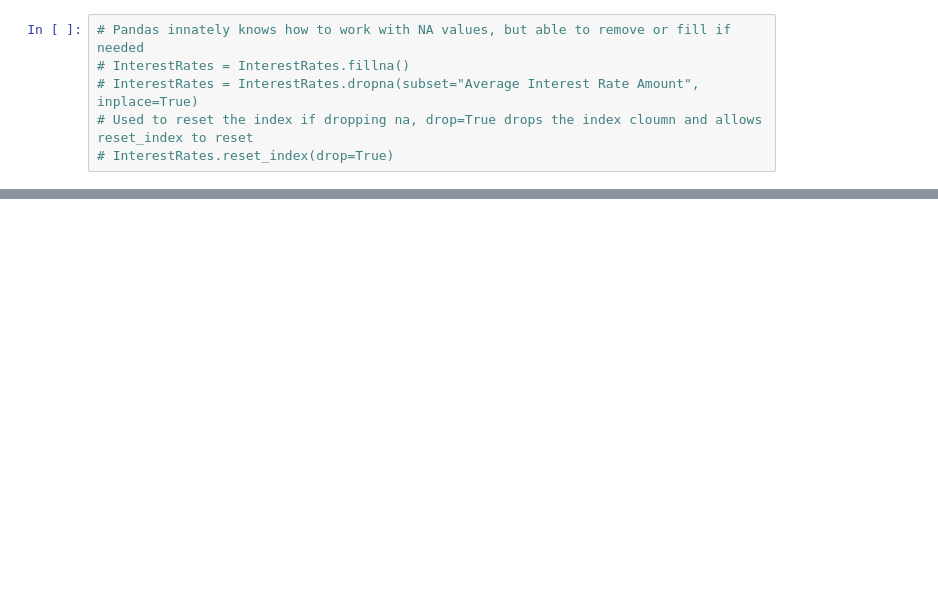
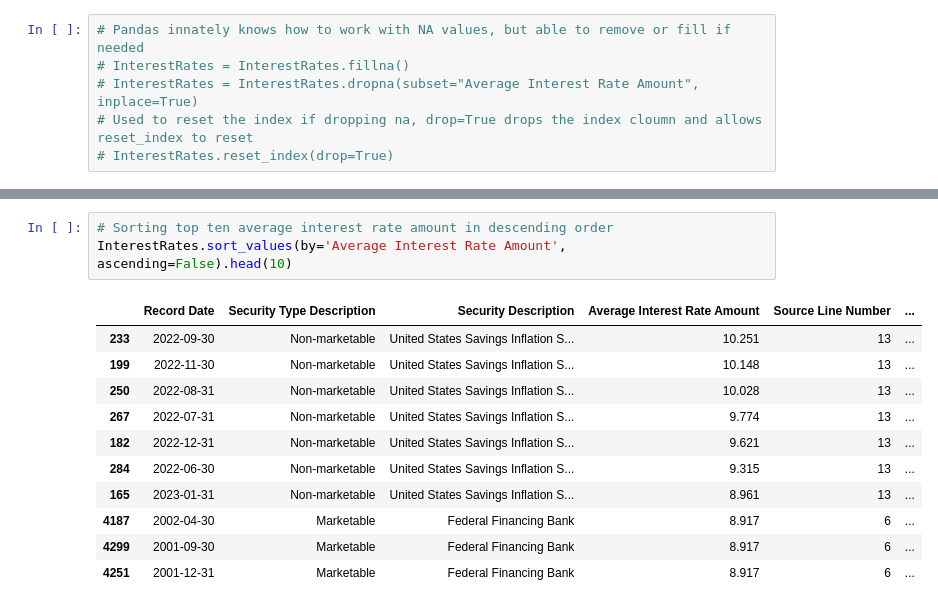
Before and after one commit to felabonte/DataMiningFinalProject, a Jupyter notebook: CS6220_DataMining_FinalProject.ipynb, the cells around one changed output, grey strips where cells are left out. Drawn from its saved outputs; the diff is of its cells as text; blank space fills up the shorter version.

```diff
--- a/CS6220_DataMining_FinalProject.ipynb
+++ b/CS6220_DataMining_FinalProject.ipynb
@@ -136,0 +58,15 @@ dtype: object
+# %%
+# Sorting top ten average interest rate amount in descending order
+InterestRates.sort_values(by='Average Interest Rate Amount', ascending=False).head(10)
+# %% [output]
+|  | Record Date | Security Type Description | Security Description | Average Interest Rate Amount | Source Line Number | ... |
+| 233 | 2022-09-30 | Non-marketable | United States Savings Inflation S... | 10.251 | 13 | ... |
+| 199 | 2022-11-30 | Non-marketable | United States Savings Inflation S... | 10.148 | 13 | ... |
+| 250 | 2022-08-31 | Non-marketable | United States Savings Inflation S... | 10.028 | 13 | ... |
+| 267 | 2022-07-31 | Non-marketable | United States Savings Inflation S... | 9.774 | 13 | ... |
+| 182 | 2022-12-31 | Non-marketable | United States Savings Inflation S... | 9.621 | 13 | ... |
+| 284 | 2022-06-30 | Non-marketable | United States Savings Inflation S... | 9.315 | 13 | ... |
+| 165 | 2023-01-31 | Non-marketable | United States Savings Inflation S... | 8.961 | 13 | ... |
+| 4187 | 2002-04-30 | Marketable | Federal Financing Bank | 8.917 | 6 | ... |
+| 4299 | 2001-09-30 | Marketable | Federal Financing Bank | 8.917 | 6 | ... |
+| 4251 | 2001-12-31 | Marketable | Federal Financing Bank | 8.917 | 6 | ... |
```
Also changed, not shown: parts of 12 cells of this notebook.
